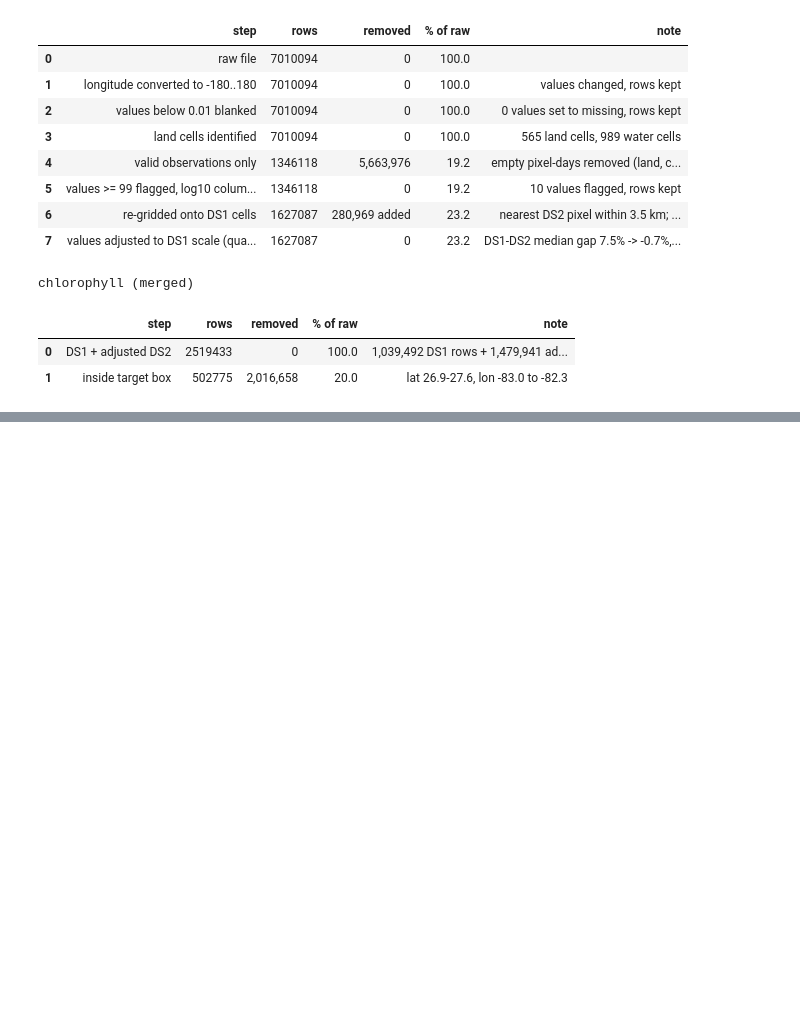
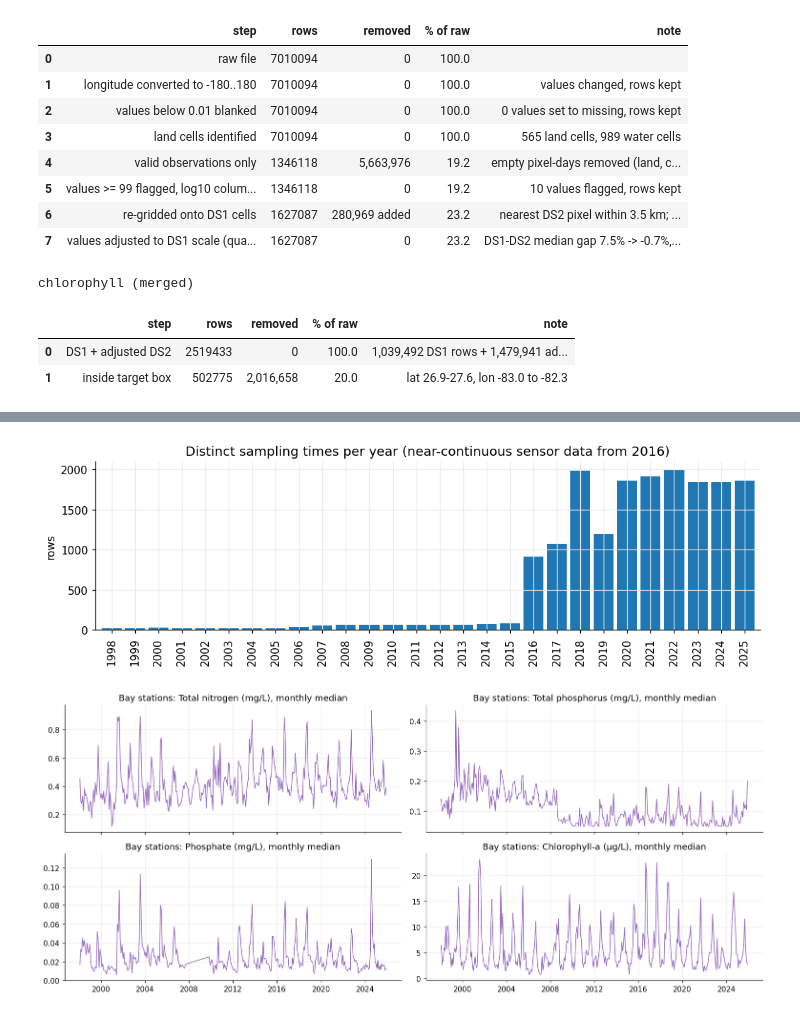
Before and after one commit to Break-Through-Tech/Biointerphase-1A-forecasting-harmful-algal-bloom-risk, a Jupyter notebook: models/notebooks/00_master_eda_and_merge.ipynb, the cells around one changed output, grey strips where cells are left out. Cells and saved outputs as stored; diff of their text form; code cells hidden in the pictures; blank space fills up the shorter version.

```diff
--- a/models/notebooks/00_master_eda_and_merge.ipynb
+++ b/models/notebooks/00_master_eda_and_merge.ipynb
@@ -1055,0 +1075,5 @@ chlorophyll (merged)
+# %%
+nut_raw = pd.read_csv(find_file("NutrientsFL_2006_2025"), low_memory=False)
+nut_raw["date"] = pd.to_datetime(nut_raw["Activity_Start_Date"], errors="coerce")
+print(f"{len(nut_raw):,} rows x {nut_raw.shape[1]} columns")
+nut_raw.head(3)
@@ -1055,0 +1168,15 @@ chlorophyll (merged)
+# %%
+plot_per_year(nut_raw["date"].drop_duplicates(), "Distinct sampling times per year (near-continuous sensor data from 2016)")
+plt.show()
+show = {"Nitrogen": "Total nitrogen (mg/L)", "Phosphorus as P": "Total phosphorus (mg/L)",
+        "Phosphorus, phosphate (PO4) as P": "Phosphate (mg/L)", "Chlorophyll a, corrected for pheophytin": "Chlorophyll-a (µg/L)"}
+fig, axes = plt.subplots(2, 2, figsize=(14, 6), sharex=True)
+for ax, (ch, title) in zip(axes.ravel(), show.items()):
+    s = nut_raw[(nut_raw["Characteristic"] == ch) & (nut_raw["DataSource"] == "SARASOTAES_WQ")]
+    m = s.groupby(s["date"].dt.to_period("M"))["Result_Value"].median()
+    ax.plot(m.index.to_timestamp(), m.values, color="tab:purple", lw=1)
+    ax.set_title(f"Bay stations: {title}, monthly median")
+plt.tight_layout(); plt.show()
+# %% [output]
+[figure, added]
+[figure, added]
```
Also changed, not shown: parts of 31 cells of this notebook, 5 other files.
